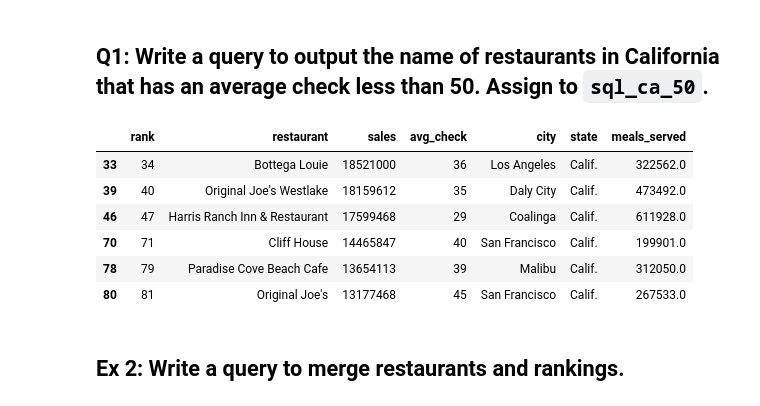
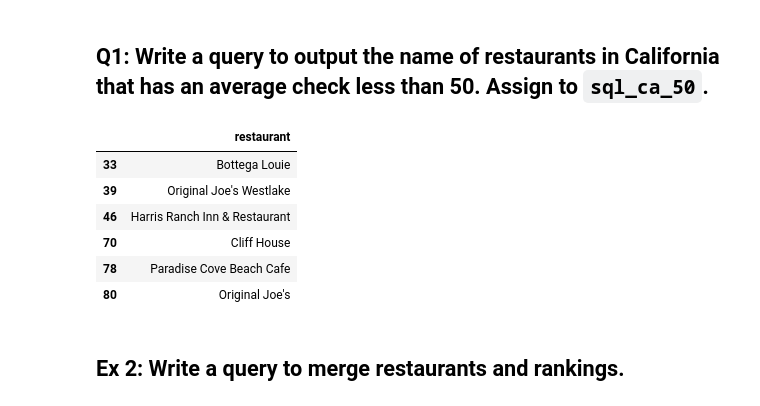
Before and after one commit to DS3Workshops/ds3-wi23-ds-tools-workshops, a Jupyter notebook: notebooks/ds3_sql_workshop.ipynb, the cells around one changed output. Cells and saved outputs as stored; diff of their text form; code cells hidden in the pictures.

````diff
--- a/notebooks/ds3_sql_workshop.ipynb
+++ b/notebooks/ds3_sql_workshop.ipynb
@@ -163,16 +169,16 @@ assert pd_ca_ny.shape[0] == sql_ca_ny.shape[0]
 # %% [markdown]
 ## Q1: Write a query to output the name of restaurants in California that has an average check less than 50. Assign to ```sql_ca_50```.
 # %%
-pd_ca_50 = independents[(independents["state"] == "Calif.") & (independents["avg_check"] < 50)]
+pd_ca_50 = independents[(independents["state"] == "Calif.") & (independents["avg_check"] < 50)][["restaurant"]]
 pd_ca_50
 # %% [output]
-|  | rank | restaurant | sales | avg_check | city | state | meals_served |
-| 33 | 34 | Bottega Louie | 18521000 | 36 | Los Angeles | Calif. | 322562.0 |
-| 39 | 40 | Original Joe's Westlake | 18159612 | 35 | Daly City | Calif. | 473492.0 |
-| 46 | 47 | Harris Ranch Inn & Restaurant | 17599468 | 29 | Coalinga | Calif. | 611928.0 |
-| 70 | 71 | Cliff House | 14465847 | 40 | San Francisco | Calif. | 199901.0 |
-| 78 | 79 | Paradise Cove Beach Cafe | 13654113 | 39 | Malibu | Calif. | 312050.0 |
-| 80 | 81 | Original Joe's | 13177468 | 45 | San Francisco | Calif. | 267533.0 |
+|  | restaurant |
+| 33 | Bottega Louie |
+| 39 | Original Joe's Westlake |
+| 46 | Harris Ranch Inn & Restaurant |
+| 70 | Cliff House |
+| 78 | Paradise Cove Beach Cafe |
+| 80 | Original Joe's |
 # %%
 ...
 # %%
````
Also changed, not shown: parts of 9 cells of this notebook.
